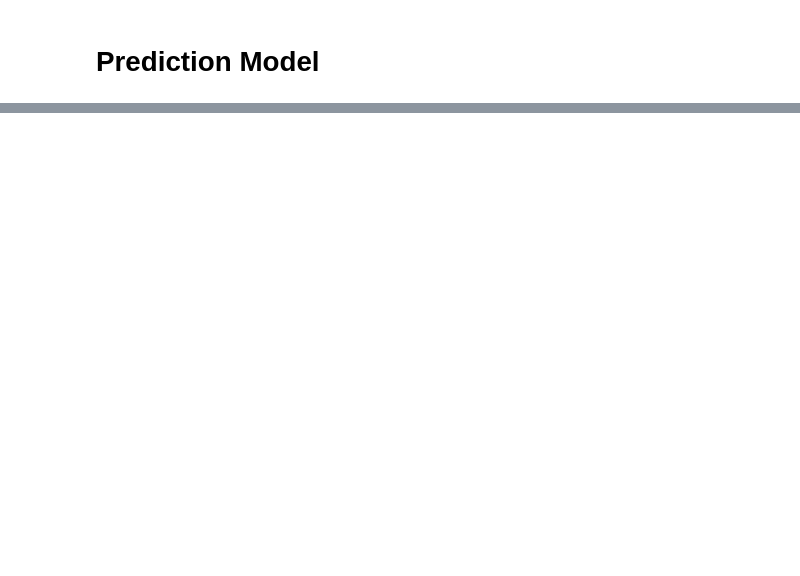
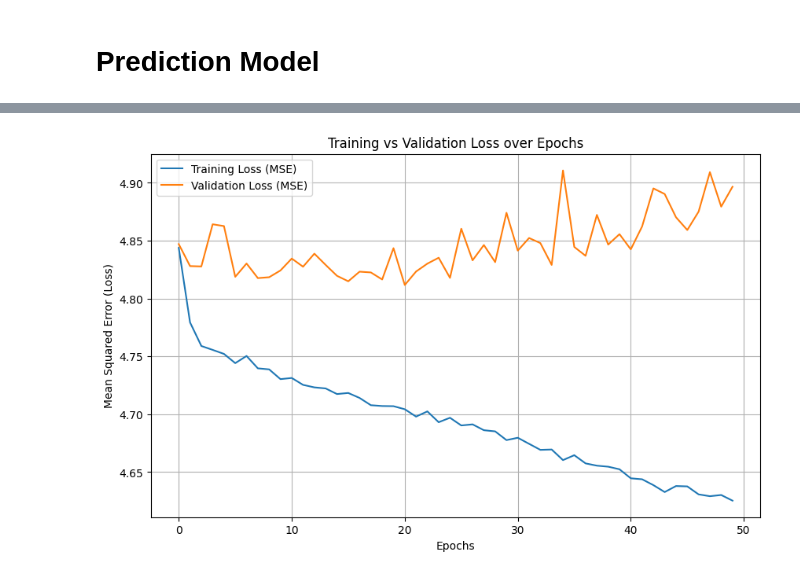
Before and after one commit to AhmedSameh19/fantasy-football-predictor, a Jupyter notebook: pred.ipynb, the cells around one changed output, grey strips where cells are left out. Cells and saved outputs as stored; diff of their text form; code cells hidden in the pictures; blank space fills up the shorter version.

```diff
--- a/pred.ipynb
+++ b/pred.ipynb
@@ -875,3 +881,10 @@ features = [
 
 X = fpl_model[features]
 y = fpl_model['upcoming_total_points']
+# %%
+X_train, X_test, y_train, y_test = train_test_split(
+    X, y, test_size=0.2, random_state=42
+)
+scaler = StandardScaler()
+X_train_scaled = scaler.fit_transform(X_train)
+X_test_scaled = scaler.transform(X_test)
@@ -877,0 +898,8 @@ y = fpl_model['upcoming_total_points']
+# %%
+model = Sequential([
+    Input(shape=(X_train.shape[1],)),
+    layers.Dense(128, activation='relu'),
+    layers.Dense(64, activation='relu'),
+    layers.Dense(32, activation='relu'),
+    layers.Dense(1, activation='linear')
+    ])
@@ -877,0 +922,19 @@ y = fpl_model['upcoming_total_points']
+# %%
+model.compile(
+    optimizer='adam',
+    loss='mse',
+    metrics=[
+        keras.metrics.MeanAbsoluteError(name='MAE'),
+        keras.metrics.MeanSquaredError(name='MSE'),
+        keras.metrics.RootMeanSquaredError(name='RMSE')
+    ]
+)
+# %%
+history = model.fit(
+    X_train_scaled, y_train,
+    validation_split=0.2,
+    epochs=50,
+    batch_size=32,
+    verbose=1,
+    learning_rate=0.001,
+)
@@ -877,0 +959,12 @@ y = fpl_model['upcoming_total_points']
+# %%
+plt.figure(figsize=(10,6))
+plt.plot(history.history['loss'], label='Training Loss (MSE)')
+plt.plot(history.history['val_loss'], label='Validation Loss (MSE)')
+plt.title('Training vs Validation Loss over Epochs')
+plt.xlabel('Epochs')
+plt.ylabel('Mean Squared Error (Loss)')
+plt.legend()
+plt.grid(True)
+plt.show()
+# %% [output]
+[figure, added]
```
Also changed, not shown: parts of 22 cells of this notebook.
